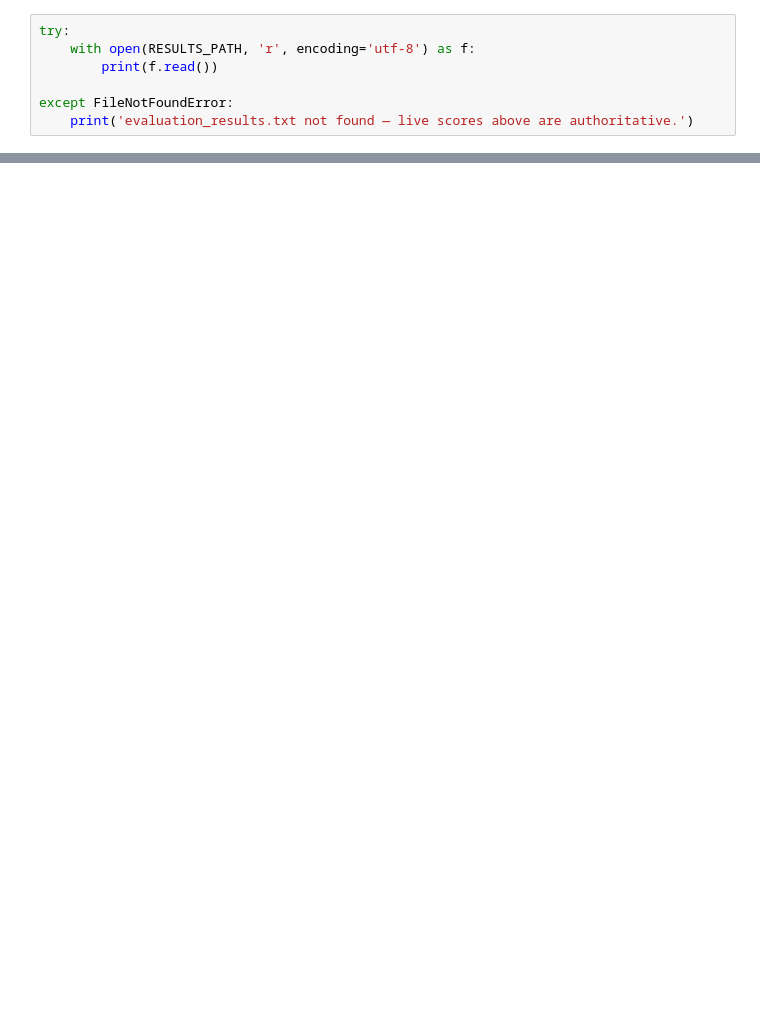
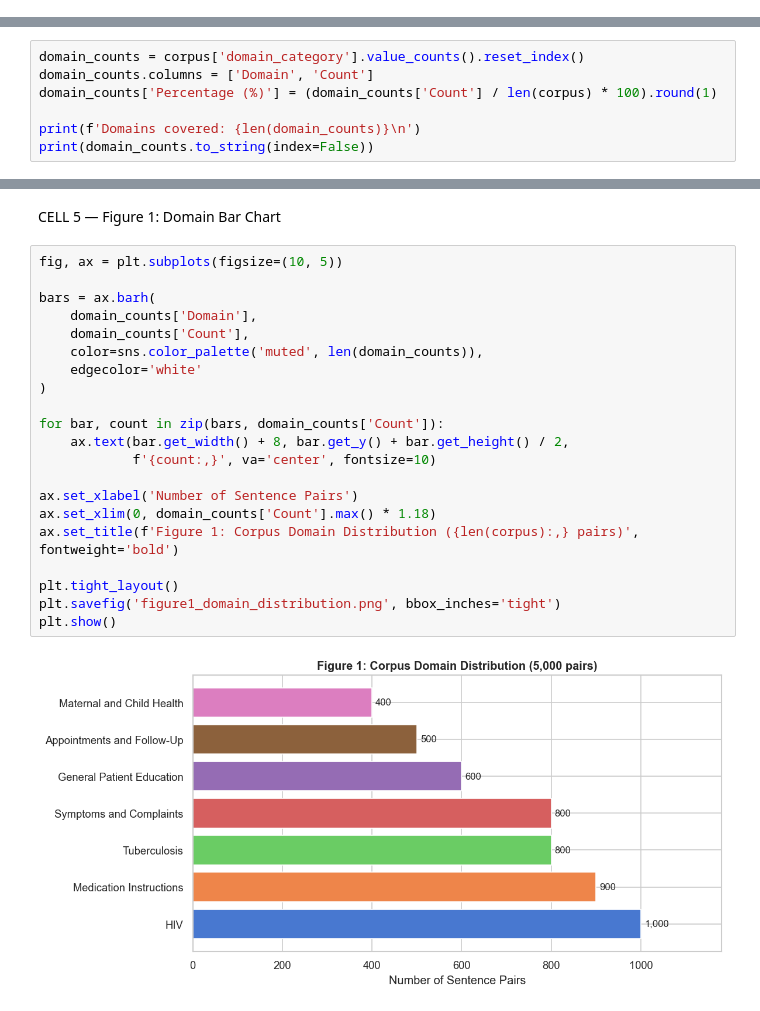
Before and after one commit to L-Semakale/sesotho-medical-mt, a Jupyter notebook: notebook/01_data_eval_model.ipynb, the cells around one changed output, grey strips where cells are left out. Saved outputs shown, nothing was run; the diff lists cells and outputs as text; blank space fills up the shorter version.

```diff
--- a/notebook/01_data_eval_model.ipynb
+++ b/notebook/01_data_eval_model.ipynb
@@ -513,7 +0,0 @@ chrF++  49.15 Higher = better  HEADLINE METRIC — character-level, suited to Se
-# %%
-try:
-    with open(RESULTS_PATH, 'r', encoding='utf-8') as f:
-        print(f.read())
-
-except FileNotFoundError:
-    print('evaluation_results.txt not found — live scores above are authoritative.')
@@ -905,0 +62,7 @@ phrases, preventing exactly this class of error from reaching the user.
+# %%
+domain_counts = corpus['domain_category'].value_counts().reset_index()
+domain_counts.columns = ['Domain', 'Count']
+domain_counts['Percentage (%)'] = (domain_counts['Count'] / len(corpus) * 100).round(1)
+
+print(f'Domains covered: {len(domain_counts)}\n')
+print(domain_counts.to_string(index=False))
@@ -905,0 +80,25 @@ phrases, preventing exactly this class of error from reaching the user.
+# %% [markdown]
+CELL 5 — Figure 1: Domain Bar Chart
+# %%
+fig, ax = plt.subplots(figsize=(10, 5))
+
+bars = ax.barh(
+    domain_counts['Domain'],
+    domain_counts['Count'],
+    color=sns.color_palette('muted', len(domain_counts)),
+    edgecolor='white'
+)
+
+for bar, count in zip(bars, domain_counts['Count']):
+    ax.text(bar.get_width() + 8, bar.get_y() + bar.get_height() / 2,
+            f'{count:,}', va='center', fontsize=10)
+
+ax.set_xlabel('Number of Sentence Pairs')
+ax.set_xlim(0, domain_counts['Count'].max() * 1.18)
+ax.set_title(f'Figure 1: Corpus Domain Distribution ({len(corpus):,} pairs)', fontweight='bold')
+
+plt.tight_layout()
+plt.savefig('figure1_domain_distribution.png', bbox_inches='tight')
+plt.show()
+# %% [output]
+[figure, added]
```
Also changed, not shown: parts of 68 cells of this notebook.
